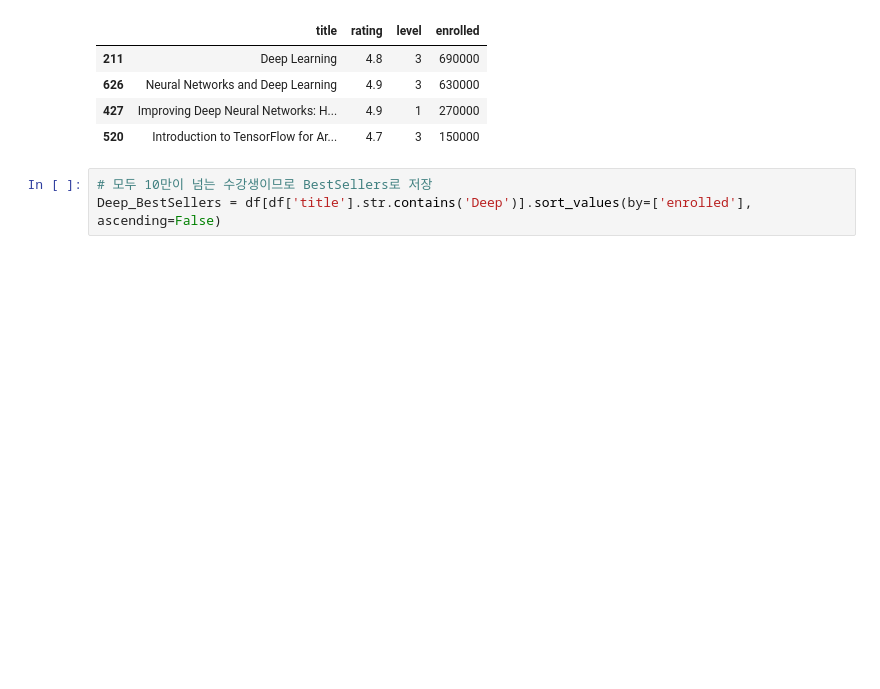
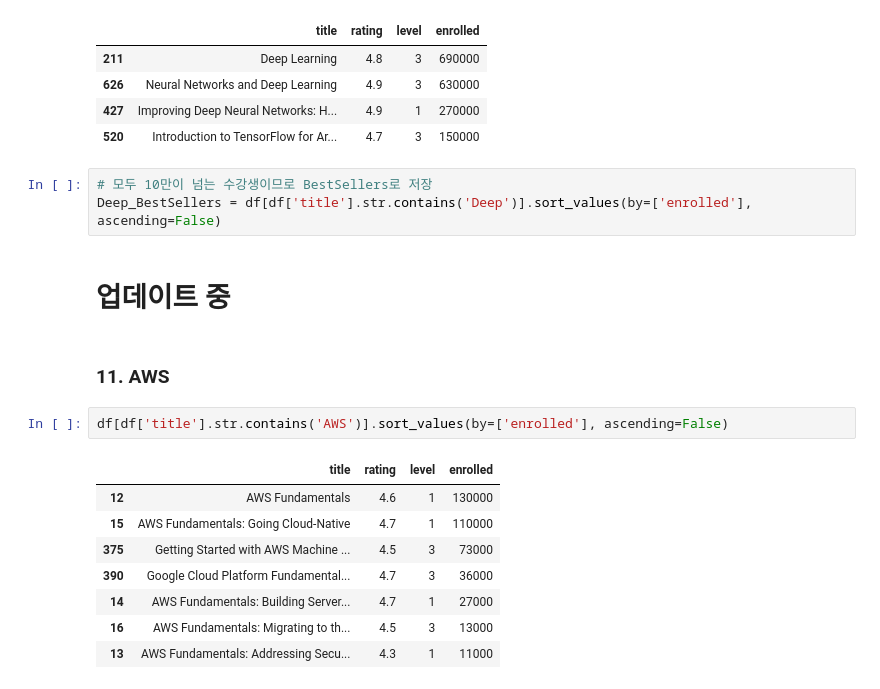
Before and after one commit to sw-song/Tech-Trends-2020, a Jupyter notebook: week1_coursera.ipynb, the cells around one changed output. Saved outputs shown, nothing was run; the diff lists cells and outputs as text; blank space fills up the shorter version.

```diff
--- a/week1_coursera.ipynb
+++ b/week1_coursera.ipynb
@@ -900,3 +900,18 @@ df[df['title'].str.contains('Deep')].sort_values(by=['enrolled'], ascending=Fals
 # %%
 # 모두 10만이 넘는 수강생이므로 BestSellers로 저장
 Deep_BestSellers = df[df['title'].str.contains('Deep')].sort_values(by=['enrolled'], ascending=False)
+# %% [markdown]
+# 업데이트 중
+# %% [markdown]
+### 11. AWS
+# %%
+df[df['title'].str.contains('AWS')].sort_values(by=['enrolled'], ascending=False)
+# %% [output]
+|  | title | rating | level | enrolled |
+| 12 | AWS Fundamentals | 4.6 | 1 | 130000 |
+| 15 | AWS Fundamentals: Going Cloud-Native | 4.7 | 1 | 110000 |
+| 375 | Getting Started with AWS Machine ... | 4.5 | 3 | 73000 |
+| 390 | Google Cloud Platform Fundamental... | 4.7 | 3 | 36000 |
+| 14 | AWS Fundamentals: Building Server... | 4.7 | 1 | 27000 |
+| 16 | AWS Fundamentals: Migrating to th... | 4.5 | 3 | 13000 |
+| 13 | AWS Fundamentals: Addressing Secu... | 4.3 | 1 | 11000 |
```
Also changed, not shown: parts of 2 cells of this notebook.
